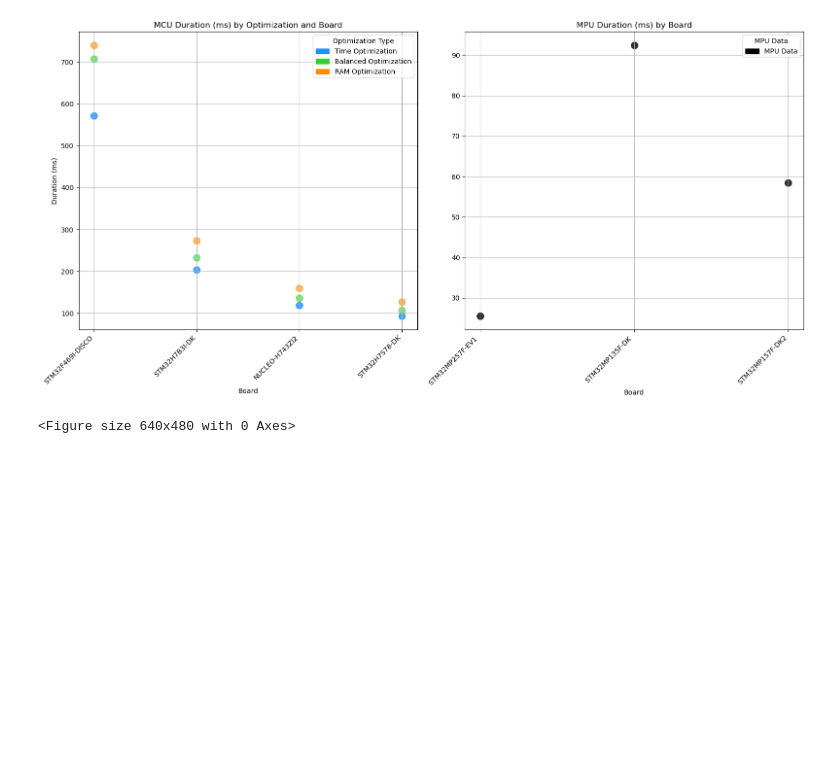
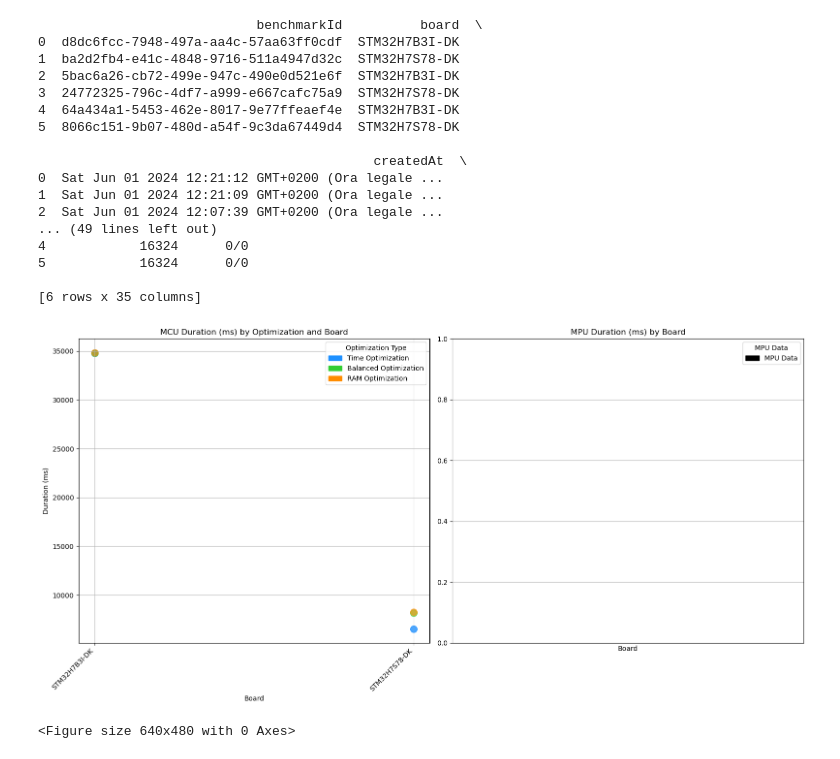
Before and after one commit to HliasGit/ACA_Project, a Jupyter notebook: script/selected_boards.ipynb, the cells around one changed output. Drawn from its saved outputs; the diff is of its cells as text; code cells hidden in the pictures; blank space fills up the shorter version.

```diff
--- a/script/selected_boards.ipynb
+++ b/script/selected_boards.ipynb
@@ -4,8 +4,10 @@ import matplotlib.pyplot as plt
 import matplotlib.patches as mpatches
 
 # Load the CSV files into DataFrames
-df = pd.read_csv('../data/mobilenet_v1_0_25_224_tfs_int8_MCU.csv', delimiter=',')
-dfMPU = pd.read_csv('../data/mobilenet_v1_0_25_224_tfs_int8_MPU.csv', delimiter=',')
+df = pd.read_csv('../data/mobileNet_224/mobilenet_v1_1.0_224_tfs_MCU.csv', delimiter=',')
+dfMPU = pd.read_csv('../data/mobileNet_224/mobilenet_v1_1.0_224_tfs_MPU.csv', delimiter=',')
+
+print(df)
 
 # Desired boards for each DataFrame
 desired_auto_retrieved = df['board'].unique()
@@ -16,6 +18,7 @@ df = df[df['board'].isin(desired_auto_retrieved)]
 df = df.dropna(subset=['optimization'])
 
 dfMPU.sort_values(by='duration_ms')
+desired_auto_retrieved_MPU = dfMPU['board'].unique()
 
 # Filter for rows where optimization is 'time', 'balanced', and 'ram'
 time_optimization_df = df[df['optimization'] == 'time']
@@ -31,7 +34,7 @@ ram_optimization_df = ram_optimization_df.sort_values(by='board')
 fig, (ax1, ax2) = plt.subplots(1, 2, figsize=(16, 8), sharey=False)
 
 # Plot the data from df on the first subplot
-for board in desired_boards_df:
+for board in desired_auto_retrieved:
     board_time_data = time_optimization_df[time_optimization_df['board'] == board]
     board_bal_data = bal_optimization_df[bal_optimization_df['board'] == board]
     board_ram_data = ram_optimization_df[ram_optimization_df['board'] == board]
@@ -45,36 +48,53 @@ for board in desired_boards_df:
 
 # Plot the data from dfMPU on the second subplot
 for board in dfMPU['board']:
     board_data = dfMPU[dfMPU['board'] == board]
     ax2.scatter([board] * len(board_data), board_data['duration_ms'], label=None, color='black', alpha=0.8, s=100)
 
 # Create custom legend patches
 time_patch = mpatches.Patch(color='dodgerblue', label='Time Optimization')
 bal_patch = mpatches.Patch(color='limegreen', label='Balanced Optimization')
 ram_patch = mpatches.Patch(color='darkorange', label='RAM Optimization')
 mpu_patch = mpatches.Patch(color='black', label='MPU Data')
 
 # Add legends
 ax1.legend(handles=[time_patch, bal_patch, ram_patch], title='Optimization Type')
 ax2.legend(handles=[mpu_patch], title='MPU Data')
 
 # Customize the plots
 ax1.set_title('MCU Duration (ms) by Optimization and Board')
 ax1.set_xlabel('Board')
 ax1.set_ylabel('Duration (ms)')
-ax1.set_xticks(range(len(desired_boards_df)))
-ax1.set_xticklabels(desired_boards_df, rotation=45, ha='right')
+ax1.set_xticks(range(len(desired_auto_retrieved)))
+ax1.set_xticklabels(desired_auto_retrieved, rotation=45, ha='right')
 ax1.grid(True)
 
 ax2.set_title('MPU Duration (ms) by Board')
 ax2.set_xlabel('Board')
-ax2.set_xticks(range(len(desired_boards_dfMPU)))
-ax2.set_xticklabels(desired_boards_dfMPU, rotation=45, ha='right')
+ax2.set_xticks(range(len(desired_auto_retrieved_MPU)))
+ax2.set_xticklabels(desired_auto_retrieved_MPU, rotation=45, ha='right')
 ax2.grid(True)
 
 
 plt.tight_layout()  # Adjust layout to fit x-axis labels
 plt.show()
 # %% [output]
+                            benchmarkId          board  \
+0  d8dc6fcc-7948-497a-aa4c-57aa63ff0cdf  STM32H7B3I-DK
+1  ba2d2fb4-e41c-4848-9716-511a4947d32c  STM32H7S78-DK
+2  5bac6a26-cb72-499e-947c-490e0d521e6f  STM32H7B3I-DK
+3  24772325-796c-4df7-a999-e667cafc75a9  STM32H7S78-DK
+4  64a434a1-5453-462e-8017-9e77ffeaef4e  STM32H7B3I-DK
+5  8066c151-9b07-480d-a54f-9c3da67449d4  STM32H7S78-DK
+
+                                           createdAt  \
+0  Sat Jun 01 2024 12:21:12 GMT+0200 (Ora legale ...
+1  Sat Jun 01 2024 12:21:09 GMT+0200 (Ora legale ...
+2  Sat Jun 01 2024 12:07:39 GMT+0200 (Ora legale ...
+... (49 lines left out)
+4            16324      0/0
+5            16324      0/0
+
+[6 rows x 35 columns]
-[figure, old version]
+[figure, new version]
 # %%
```
Also changed, not shown: parts of 1 cell of this notebook, 4 other files.
